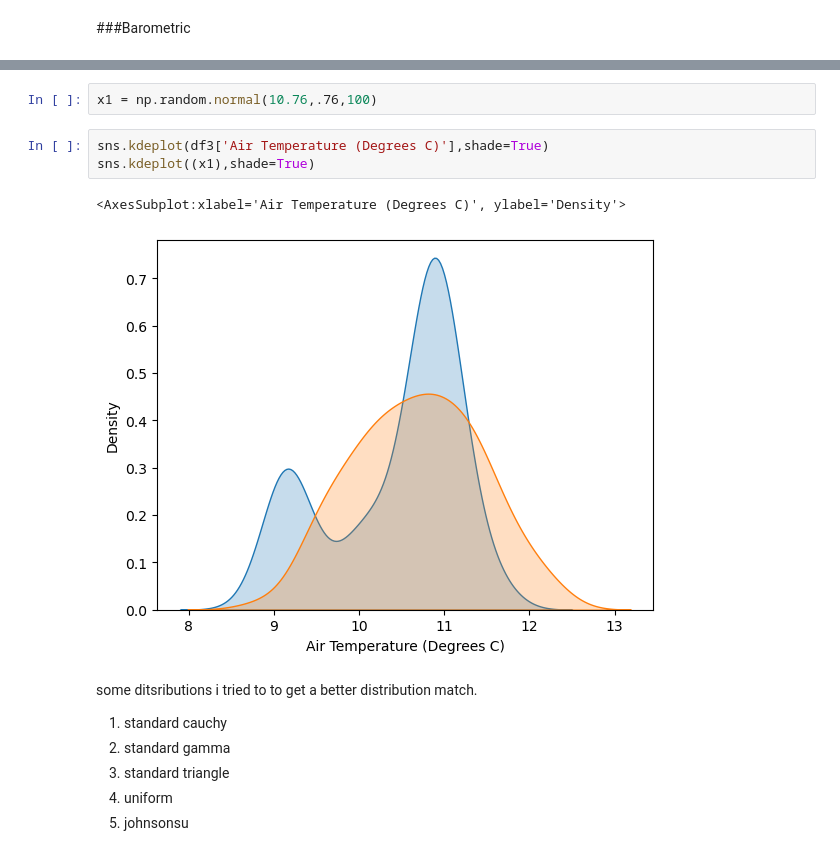
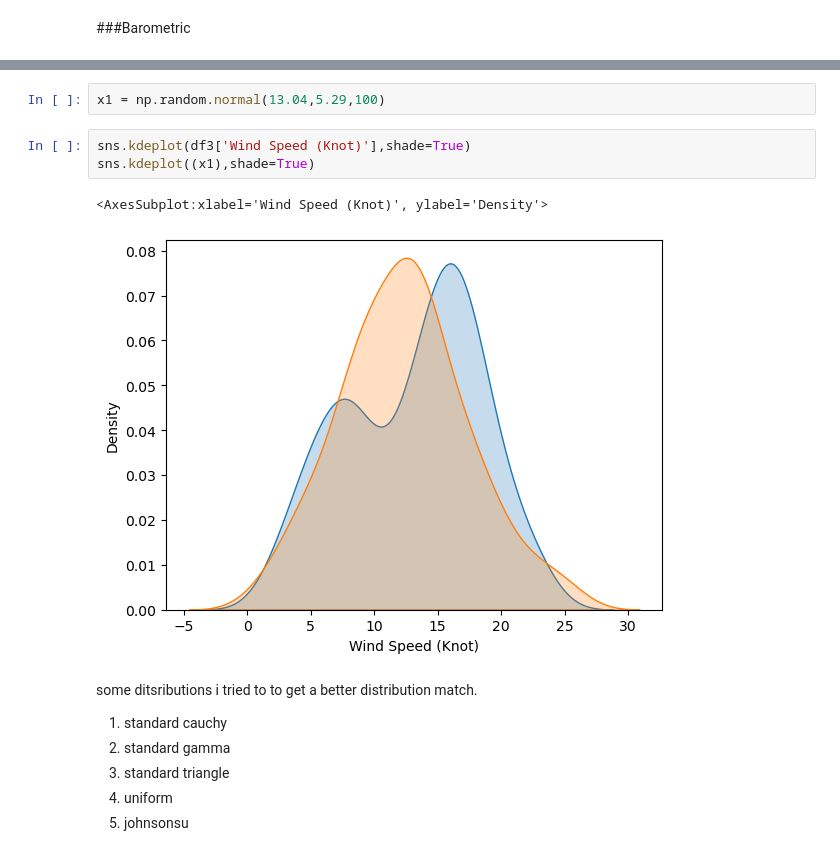
Before and after one commit to dectan/Programming-for-Data-Analysis-Project-1, a Jupyter notebook: Project 1.ipynb, the cells around one changed output, grey strips where cells are left out. Cells and saved outputs as stored; diff of their text form.

```diff
--- a/Project 1.ipynb
+++ b/Project 1.ipynb
@@ -375,11 +418,11 @@ f.summary()
 # %%
-x1 = np.random.normal(10.76,.76,100)
+x1 = np.random.normal(13.04,5.29,100)
 # %%
-sns.kdeplot(df3['Air Temperature (Degrees C)'],shade=True)
+sns.kdeplot(df3['Wind Speed (Knot)'],shade=True)
 sns.kdeplot((x1),shade=True)
 # %% [output]
-<AxesSubplot:xlabel='Air Temperature (Degrees C)', ylabel='Density'>
+<AxesSubplot:xlabel='Wind Speed (Knot)', ylabel='Density'>
-[figure, old version]
+[figure, new version]
 # %% [markdown]
 some ditsributions i tried to to get a better distribution match.
 1. standard cauchy
```
Also changed, not shown: parts of 58 cells of this notebook.
